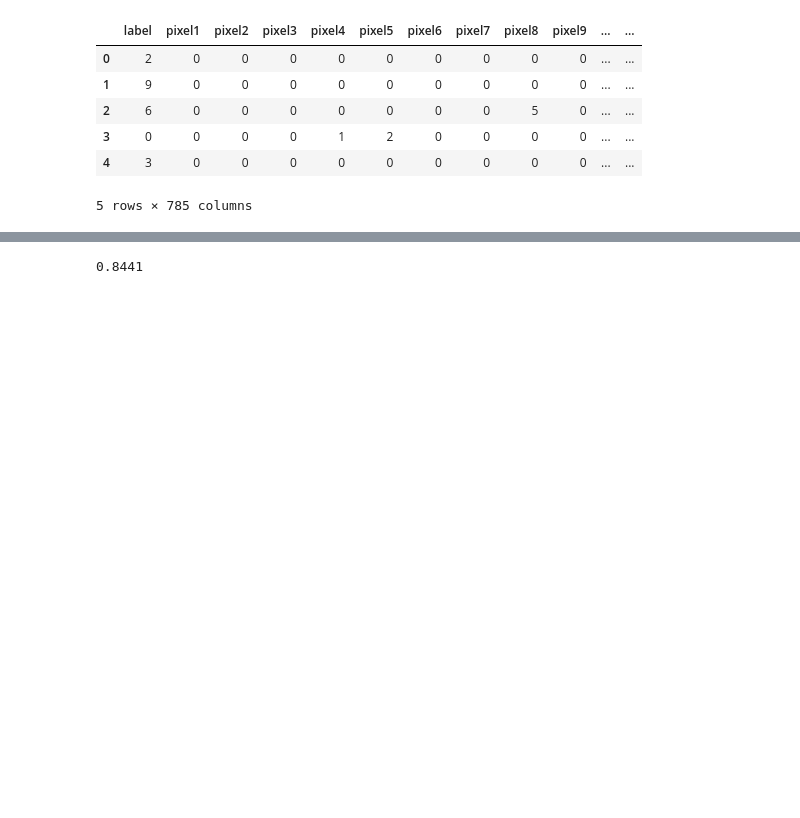
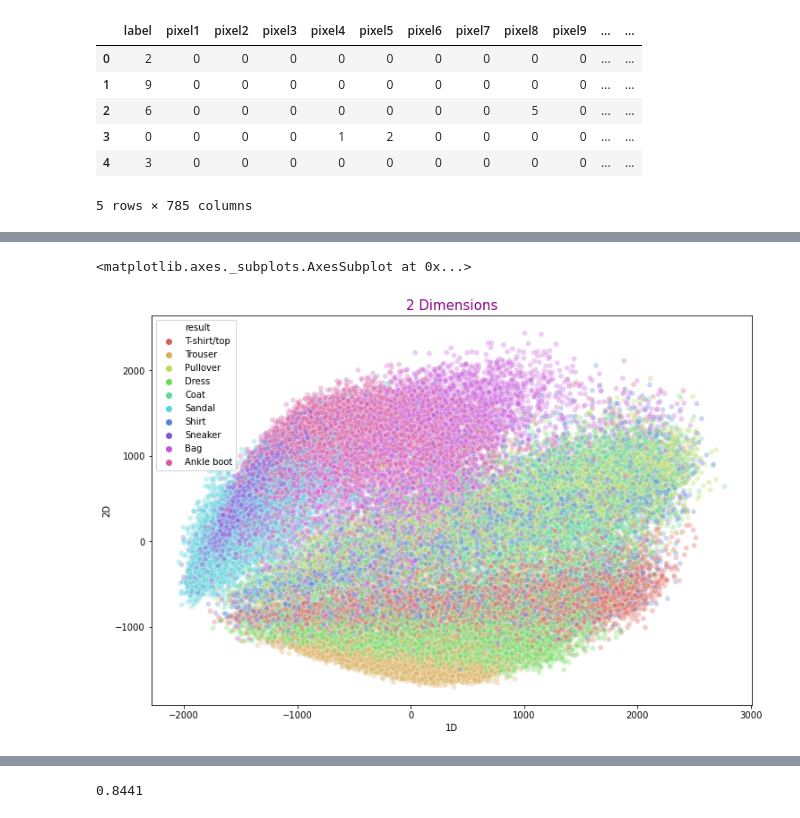
Before and after one commit to renanarimon/ML, a Jupyter notebook: fashion mnist.ipynb, the cells around one changed output, grey strips where cells are left out. Saved outputs shown, nothing was run; the diff lists cells and outputs as text; code cells hidden in the pictures; blank space fills up the shorter version.

```diff
--- a/fashion mnist.ipynb
+++ b/fashion mnist.ipynb
@@ -50,0 +120,10 @@ Name: label, dtype: int64
+# %%
+features = ['pixel' + str(i+1) for i in range(784) ]
+# Set first three principle components
+pca3 = PCA(n_components=3)
+# Fit the model with pixel columns and apply the dimensionality reduction on those columns
+pca_result = pca3.fit_transform(df_train[features].values)
+# %%
+df_train['1D'] = pca_result[:,0]
+df_train['2D'] = pca_result[:,1]
+df_train['3D'] = pca_result[:,2]
@@ -50,0 +140,15 @@ Name: label, dtype: int64
+# %%
+plt.figure(figsize=(12,8))
+plt.title('2 Dimensions', fontdict= {'fontsize':15, 'color' : 'Purple'})
+sns.scatterplot(
+    x="1D", y="2D",
+    hue = "result",
+    hue_order = ['T-shirt/top', 'Trouser', 'Pullover', 'Dress', 'Coat', 'Sandal', 'Shirt', 'Sneaker', 'Bag', 'Ankle boot'],
+    palette=sns.color_palette("hls", 10),
+    data=df_train,
+    legend="full",
+    alpha=0.3
+)
+# %% [output]
+<matplotlib.axes._subplots.AxesSubplot at 0x...>
+[figure, added]
```
Also changed, not shown: parts of 21 cells of this notebook.
